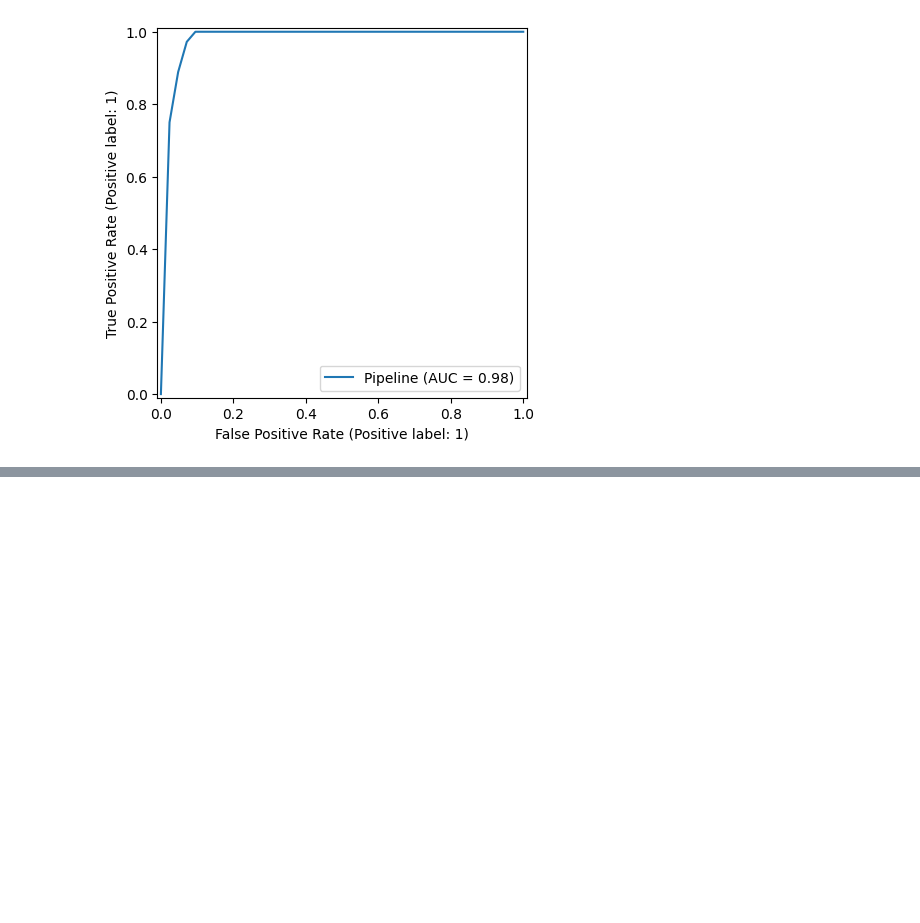
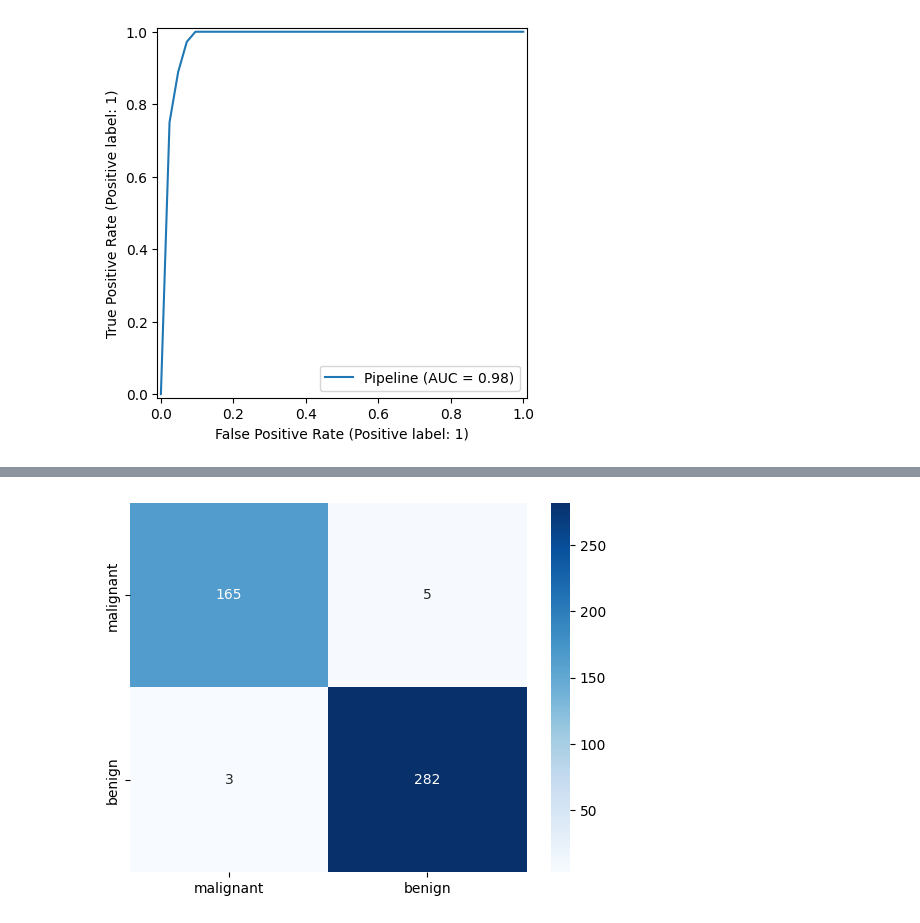
Before and after one commit to JakeOh/202505_BD50, a Jupyter notebook: lab_da/ml09_classification.ipynb, the cells around one changed output, grey strips where cells are left out. Cells and saved outputs as stored; diff of their text form; code cells hidden in the pictures; blank space fills up the shorter version.

```diff
--- a/lab_da/ml09_classification.ipynb
+++ b/lab_da/ml09_classification.ipynb
@@ -319,0 +420,3 @@ plt.show()
+# %%
+sgd = Pipeline(steps=[('scaler', StandardScaler()),
+                      ('clf', SGDClassifier(random_state=42))])
@@ -319,0 +428,2 @@ plt.show()
+# %%
+train_pred = sgd.predict(X_train)
@@ -319,0 +436,6 @@ plt.show()
+# %%
+sns.heatmap(data=conf_mat_train, cmap='Blues', annot=True, fmt='d',
+            xticklabels=cancer.target_names, yticklabels=cancer.target_names)
+plt.show()
+# %% [output]
+[figure, added]
```
Also changed, not shown: parts of 23 cells of this notebook.
